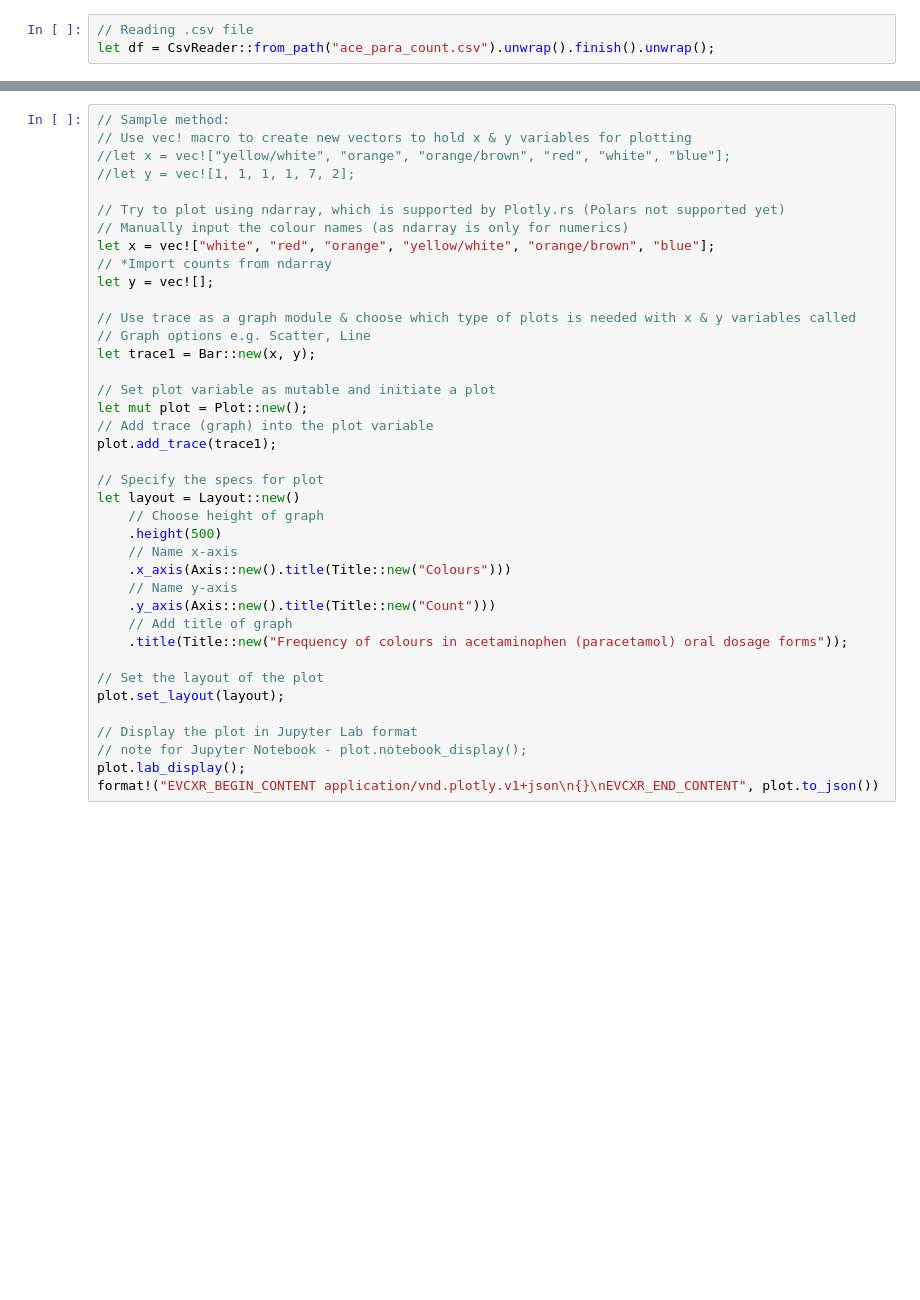
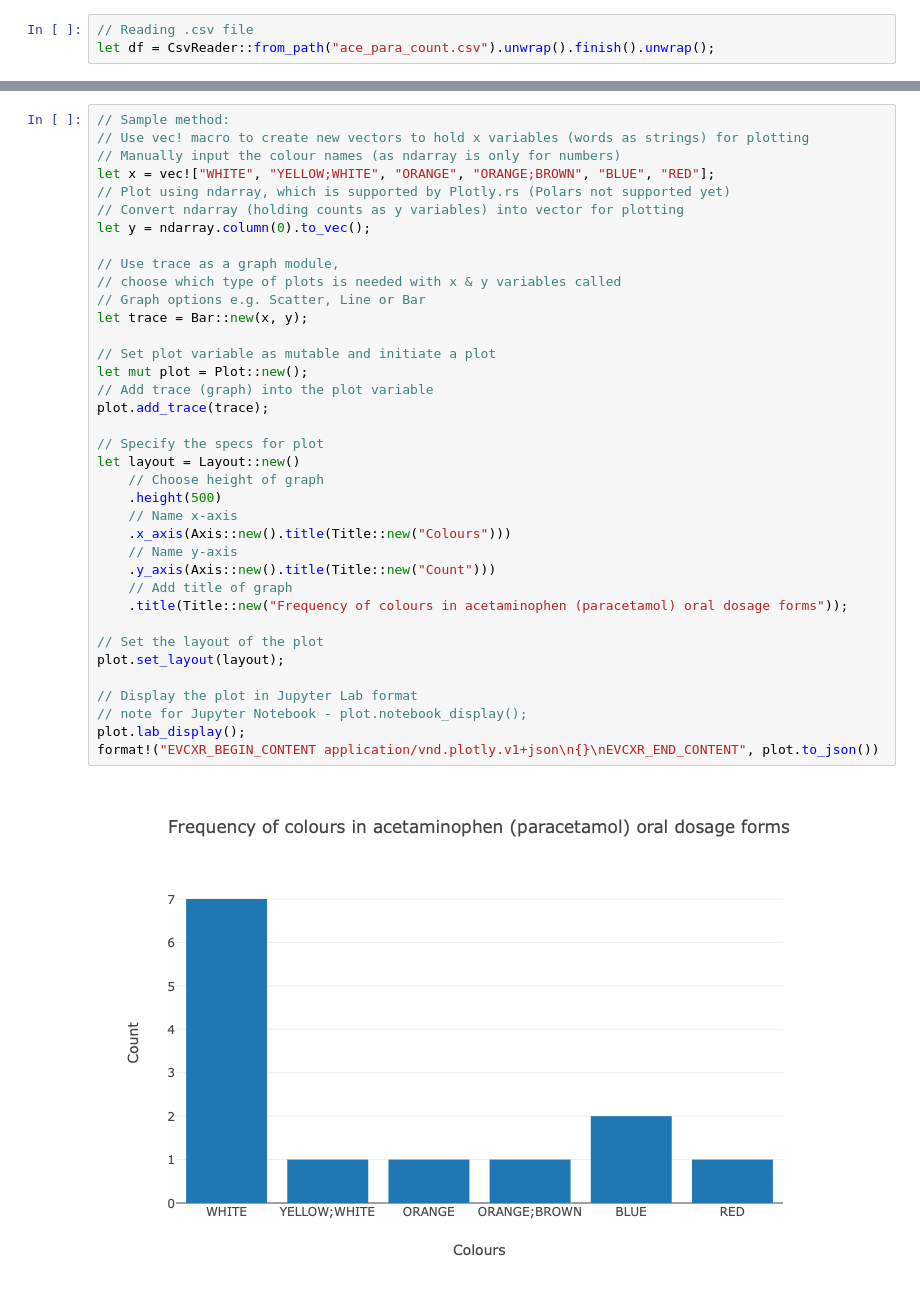
Before and after one commit to jhylin/Data_in_life_blog, a Jupyter notebook: posts/9. Pills/Rust_evcxr_polars_plotly.rs.ipynb, the cells around one changed output, grey strips where cells are left out. Cells and saved outputs as stored; diff of their text form; blank space fills up the shorter version.

Commit message:
part 3 draft only

```diff
--- a/posts/9. Pills/Rust_evcxr_polars_plotly.rs.ipynb
+++ b/posts/9. Pills/Rust_evcxr_polars_plotly.rs.ipynb
@@ -56,39 +89,39 @@ println!("{:?}", ndarray);
 # %%
 // Sample method:
-// Use vec! macro to create new vectors to hold x & y variables for plotting
-//let x = vec!["yellow/white", "orange", "orange/brown", "red", "white", "blue"];
-//let y = vec![1, 1, 1, 1, 7, 2];
+// Use vec! macro to create new vectors to hold x variables (words as strings) for plotting
+// Manually input the colour names (as ndarray is only for numbers)
+let x = vec!["WHITE", "YELLOW;WHITE", "ORANGE", "ORANGE;BROWN", "BLUE", "RED"];
+// Plot using ndarray, which is supported by Plotly.rs (Polars not supported yet)
+// Convert ndarray (holding counts as y variables) into vector for plotting
+let y = ndarray.column(0).to_vec();
 
-// Try to plot using ndarray, which is supported by Plotly.rs (Polars not supported yet)
-// Manually input the colour names (as ndarray is only for numerics)
-let x = vec!["white", "red", "orange", "yellow/white", "orange/brown", "blue"];
-// *Import counts from ndarray
-let y = vec![];
-
-// Use trace as a graph module & choose which type of plots is needed with x & y variables called
-// Graph options e.g. Scatter, Line
-let trace1 = Bar::new(x, y);
+// Use trace as a graph module,
+// choose which type of plots is needed with x & y variables called
+// Graph options e.g. Scatter, Line or Bar
+let trace = Bar::new(x, y);
 
 // Set plot variable as mutable and initiate a plot
 let mut plot = Plot::new();
 // Add trace (graph) into the plot variable
-plot.add_trace(trace1);
+plot.add_trace(trace);
 
 // Specify the specs for plot
 let layout = Layout::new()
     // Choose height of graph
     .height(500)
     // Name x-axis
     .x_axis(Axis::new().title(Title::new("Colours")))
     // Name y-axis
     .y_axis(Axis::new().title(Title::new("Count")))
     // Add title of graph
     .title(Title::new("Frequency of colours in acetaminophen (paracetamol) oral dosage forms"));
 
 // Set the layout of the plot
 plot.set_layout(layout);
 
 // Display the plot in Jupyter Lab format
 // note for Jupyter Notebook - plot.notebook_display();
 plot.lab_display();
 format!("EVCXR_BEGIN_CONTENT application/vnd.plotly.v1+json\n{}\nEVCXR_END_CONTENT", plot.to_json())
+# %% [output]
+[figure, added]
```
Also changed, not shown: parts of 8 cells of this notebook.
